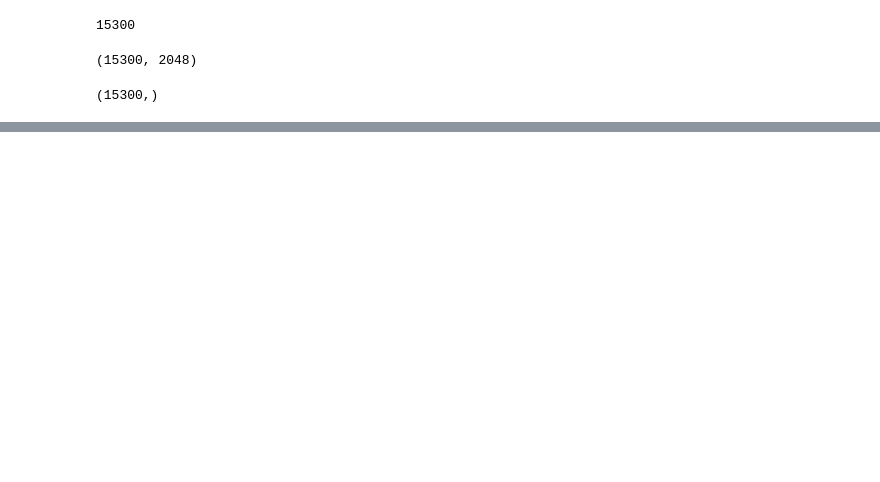
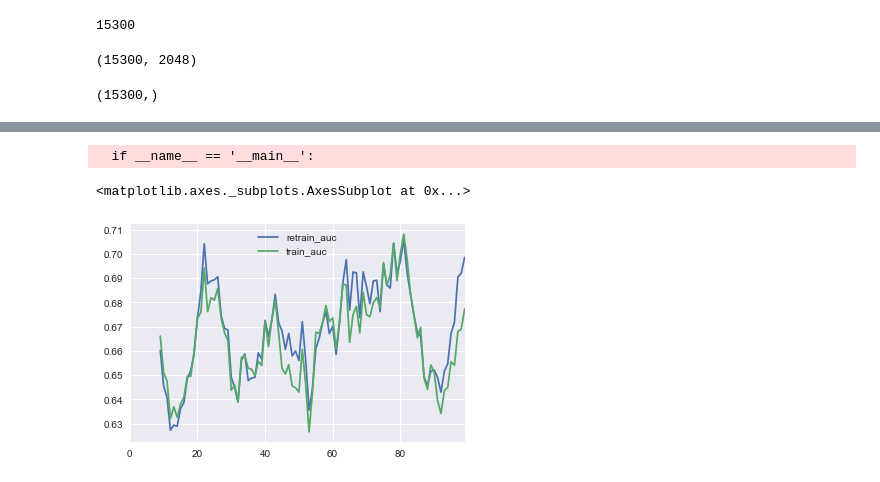
Before and after one commit to Azure/fast_retraining, a Jupyter notebook: experiments/Models.ipynb, the cells around one changed output, grey strips where cells are left out. Saved outputs shown, nothing was run; the diff lists cells and outputs as text; code cells hidden in the pictures; blank space fills up the shorter version.

```diff
--- a/experiments/Models.ipynb
+++ b/experiments/Models.ipynb
@@ -121,0 +263,6 @@ array([ 0.67125979,  0.68006145,  0.67293426])
+# %%
+pd.rolling_mean(df, 10).plot()
+# %% [output]
+  if __name__ == '__main__':
+<matplotlib.axes._subplots.AxesSubplot at 0x...>
+[figure, added]
```
Also changed, not shown: parts of 35 cells of this notebook, 1 other file.
